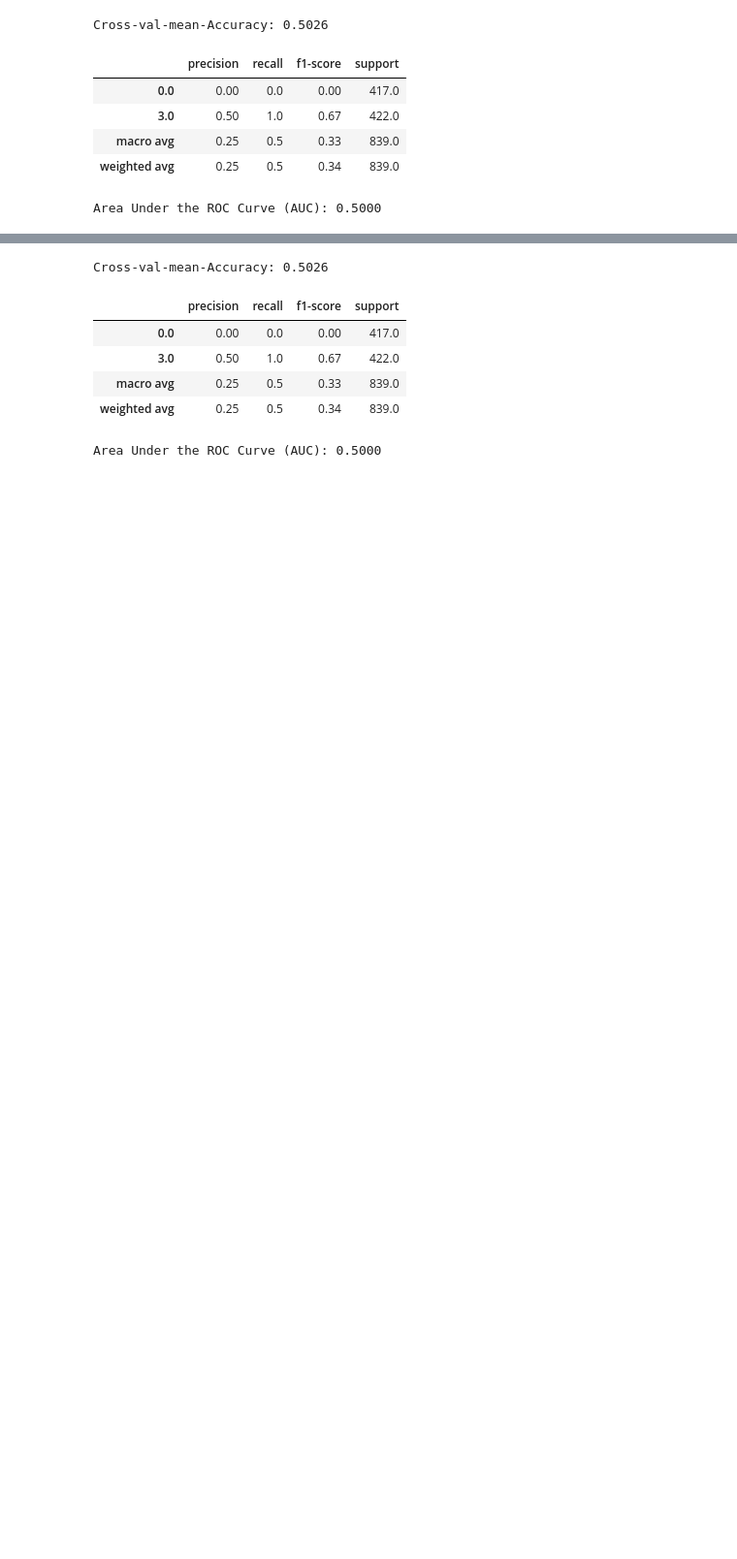
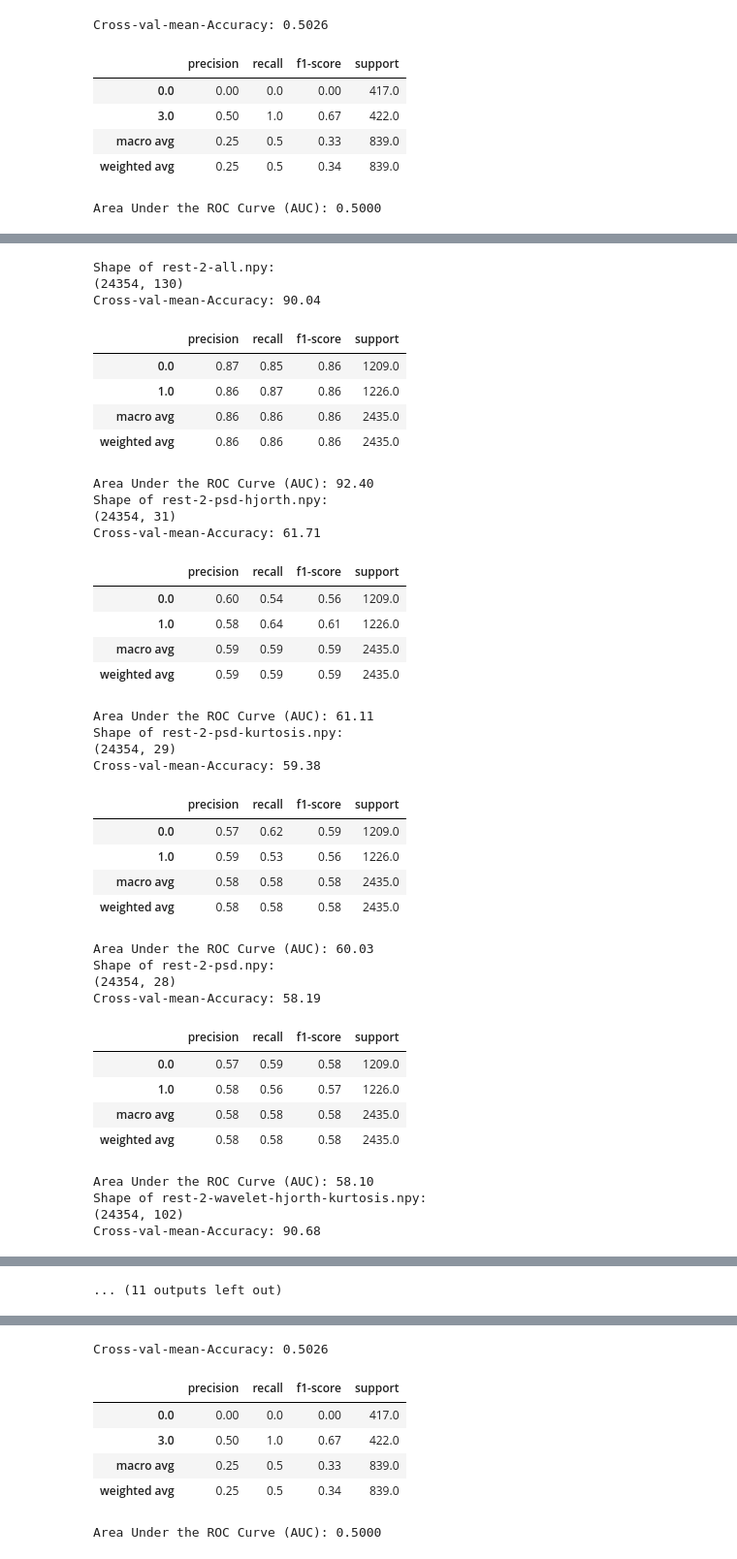
Before and after one commit to rahul-2422/BTP-files, a Jupyter notebook: codes-v1/classification.ipynb, the cells around one changed output, grey strips where cells are left out. Shown at 97% size. Cells and saved outputs as stored; diff of their text form; code cells hidden in the pictures; blank space fills up the shorter version.

Commit message:
added metrics automator

```diff
--- a/codes-v1/classification.ipynb
+++ b/codes-v1/classification.ipynb
@@ -239,20 +254,3 @@ Area Under the ROC Curve (AUC): 0.5000
 # %%
 from xgboost import XGBClassifier
 xgb = XGBClassifier()
-# %%
-feature_matrix = np.load("../codes-v2/labeled_feature_rest-2-all.npy")
-display(feature_matrix.shape)
-
-labels = feature_matrix[:, -1]
-display(labels.shape)
-
-data = feature_matrix[:, :-1]
-display(data.shape)
-
-for i in range(data.shape[0]):
-        for j in range(data.shape[1]):
-            if np.isnan(data[i,j]):
-                  display([i,j])
-
-for train_index, test_index in fold.split(data, labels):
-    x_train, x_test, y_train, y_test = [data[i] for i in train_index], [data[i] for i in test_index], [labels[i] for i in train_index], [labels[i] for i in test_index]
@@ -272,0 +269,62 @@ Area Under the ROC Curve (AUC): 98.72
+# %%
+feature_list = ["rest-2-all.npy","rest-2-psd-hjorth.npy","rest-2-psd-kurtosis.npy","rest-2-psd.npy","rest-2-wavelet-hjorth-kurtosis.npy","rest-2-wavelet-hjorth.npy","rest-2-wavelet-kurtosis.npy","rest-2-wavelet-psd-hjorth.npy","rest-2-wavelet-psd-kurtosis.npy","rest-2-wavelet-psd.npy","rest-2-wavelet.npy"]
+# %%
+for feature_file in feature_list:
+
+    feature_matrix = np.load(f"../all-sub-features/{feature_file}")
+
+    labels = feature_matrix[:, -1]
+    data = feature_matrix[:, :-1]
+
+    print(f"Shape of {feature_file}:")
+    print(data.shape)
+
+
+    for train_index, test_index in fold.split(data, labels):
+
+        x_train, x_test, y_train, y_test = data[train_index], data[test_index], labels[train_index], labels[test_index]
+
+    from xgboost import XGBClassifier
+    xgb = XGBClassifier()
+
+    metrics(xgb)
+# %% [output]
+Shape of rest-2-all.npy:
+(24354, 130)
+Cross-val-mean-Accuracy: 90.04
+|  | precision | recall | f1-score | support |
+| 0.0 | 0.87 | 0.85 | 0.86 | 1209.0 |
+| 1.0 | 0.86 | 0.87 | 0.86 | 1226.0 |
+| macro avg | 0.86 | 0.86 | 0.86 | 2435.0 |
+| weighted avg | 0.86 | 0.86 | 0.86 | 2435.0 |
+Area Under the ROC Curve (AUC): 92.40
+Shape of rest-2-psd-hjorth.npy:
+(24354, 31)
+Cross-val-mean-Accuracy: 61.71
+|  | precision | recall | f1-score | support |
+| 0.0 | 0.60 | 0.54 | 0.56 | 1209.0 |
+| 1.0 | 0.58 | 0.64 | 0.61 | 1226.0 |
+| macro avg | 0.59 | 0.59 | 0.59 | 2435.0 |
+| weighted avg | 0.59 | 0.59 | 0.59 | 2435.0 |
+Area Under the ROC Curve (AUC): 61.11
+Shape of rest-2-psd-kurtosis.npy:
+(24354, 29)
+Cross-val-mean-Accuracy: 59.38
+|  | precision | recall | f1-score | support |
+| 0.0 | 0.57 | 0.62 | 0.59 | 1209.0 |
+| 1.0 | 0.59 | 0.53 | 0.56 | 1226.0 |
+| macro avg | 0.58 | 0.58 | 0.58 | 2435.0 |
+| weighted avg | 0.58 | 0.58 | 0.58 | 2435.0 |
+Area Under the ROC Curve (AUC): 60.03
+Shape of rest-2-psd.npy:
+(24354, 28)
+Cross-val-mean-Accuracy: 58.19
+|  | precision | recall | f1-score | support |
+| 0.0 | 0.57 | 0.59 | 0.58 | 1209.0 |
+| 1.0 | 0.58 | 0.56 | 0.57 | 1226.0 |
+| macro avg | 0.58 | 0.58 | 0.58 | 2435.0 |
+| weighted avg | 0.58 | 0.58 | 0.58 | 2435.0 |
+Area Under the ROC Curve (AUC): 58.10
+Shape of rest-2-wavelet-hjorth-kurtosis.npy:
+(24354, 102)
+Cross-val-mean-Accuracy: 90.68
@@ -272,0 +345 @@ Area Under the ROC Curve (AUC): 98.72
+... (11 outputs left out)
```
Also changed, not shown: parts of 25 cells of this notebook, 1 other file.
